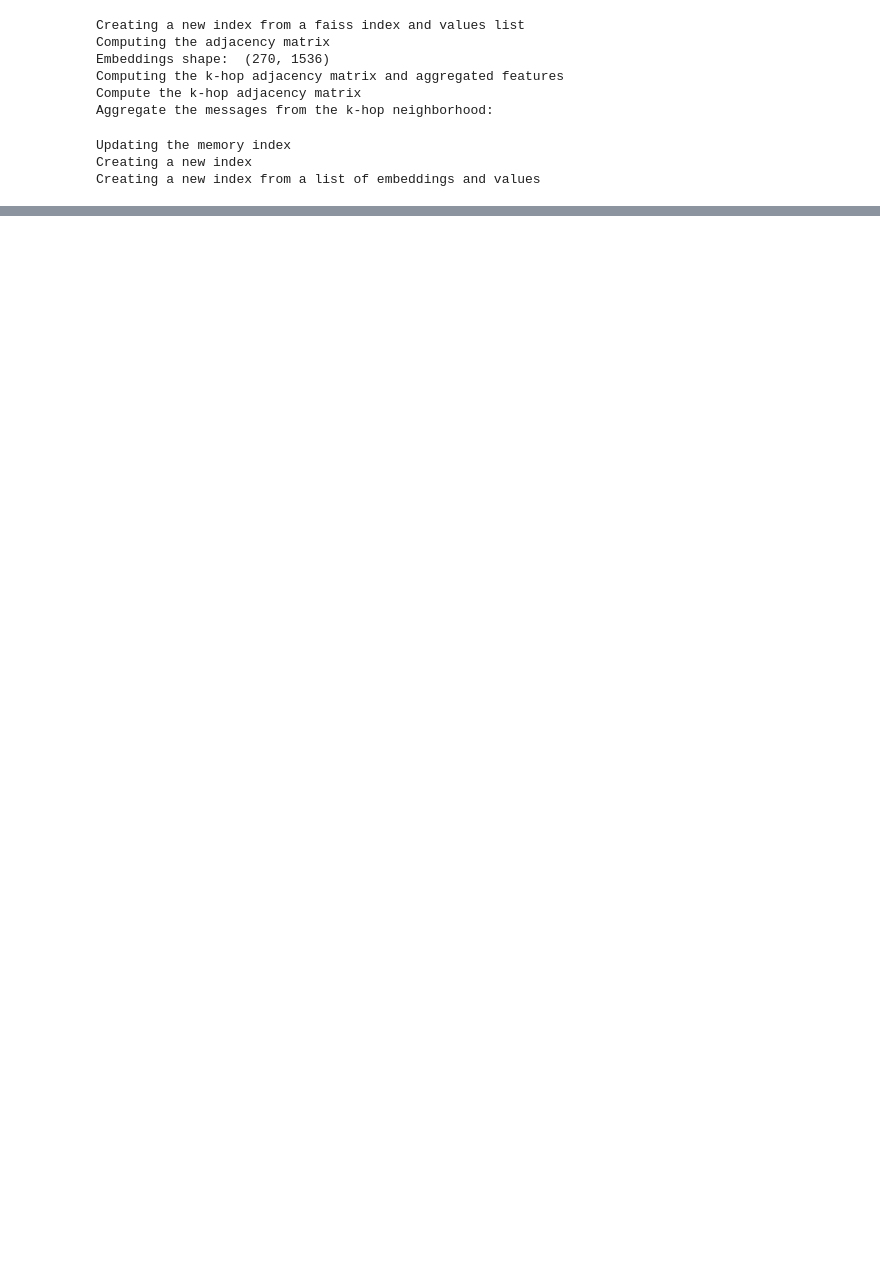
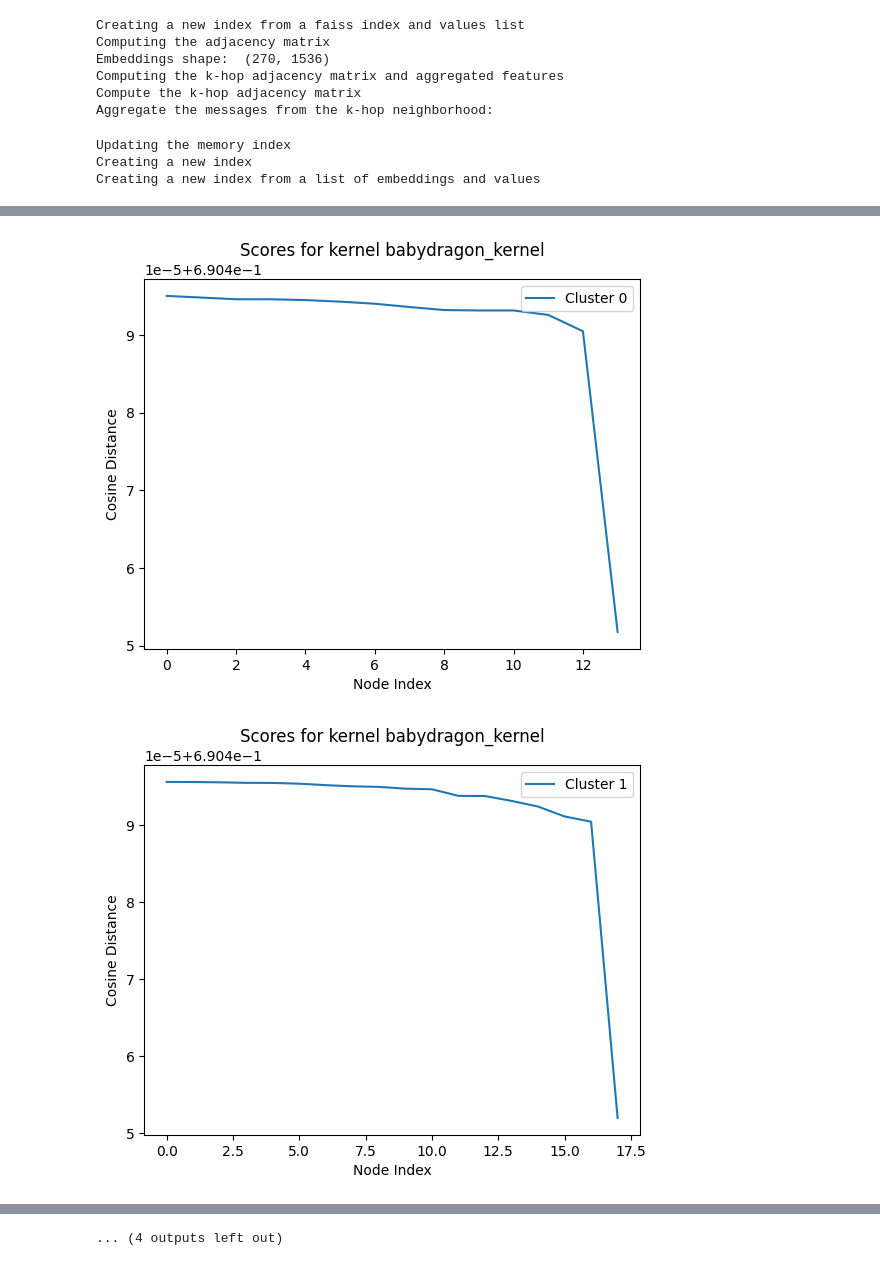
Before and after one commit to Neural-Dragon-AI/BabyDragon, a Jupyter notebook: task_example.ipynb, the cells around one changed output, grey strips where cells are left out. Saved outputs shown, nothing was run; the diff lists cells and outputs as text; code cells hidden in the pictures; blank space fills up the shorter version.

```diff
--- a/task_example.ipynb
+++ b/task_example.ipynb
@@ -194,0 +173,6 @@ Creating a new index from a list of embeddings and values
+# %%
+# Sort the paths using Gaussian distances
+memory_kernel_group.sort_paths_by_kernel_density("babydragon_kernel", distance_metric="cosine")
+# %% [output]
+[figure, added]
+[figure, added]
@@ -194,0 +189 @@ Creating a new index from a list of embeddings and values
+... (4 outputs left out)
```
Also changed, not shown: parts of 13 cells of this notebook, 1 other file.
